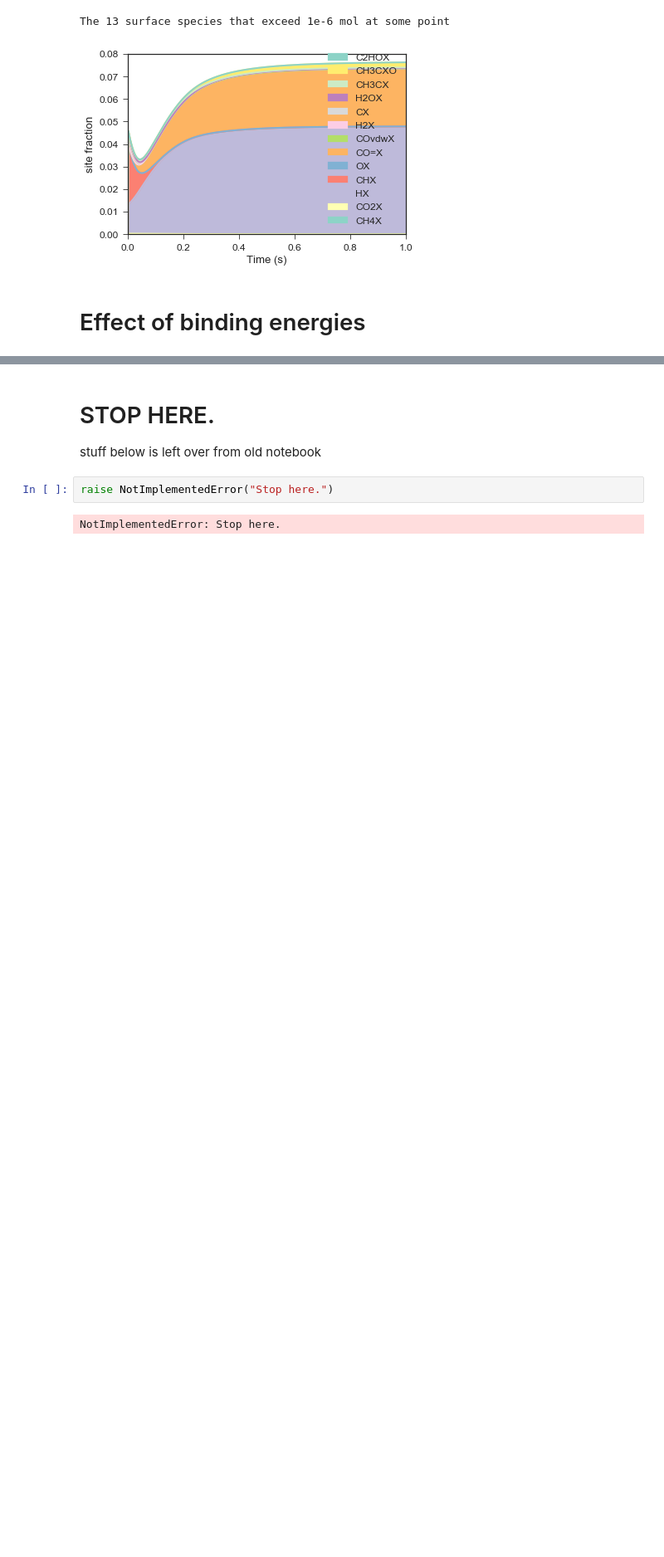
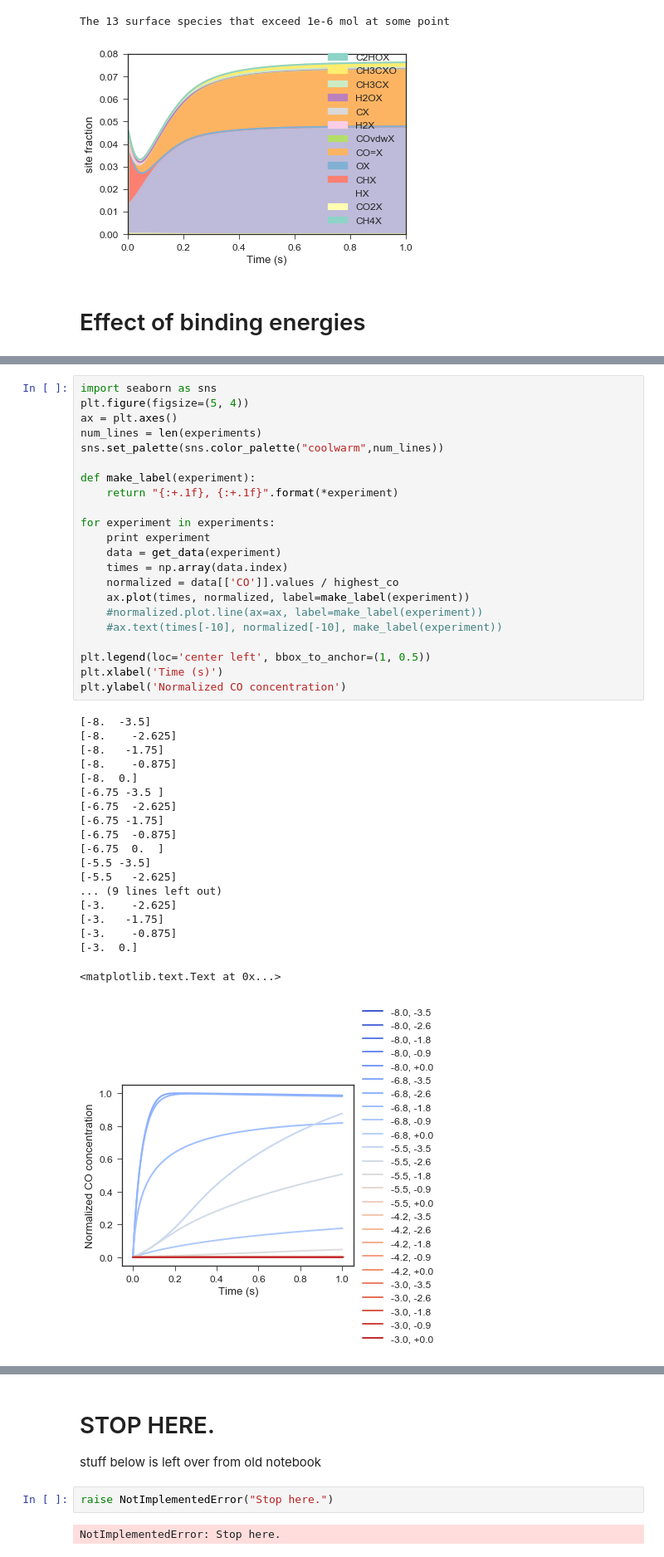
Before and after one commit to rwest/linear-scaling-tests, a Jupyter notebook: RMG-Cat-dry-reforming.ipynb, the cells around one changed output, grey strips where cells are left out. Shown at 83% size. Saved outputs shown, nothing was run; the diff lists cells and outputs as text; blank space fills up the shorter version.

```diff
--- a/RMG-Cat-dry-reforming.ipynb
+++ b/RMG-Cat-dry-reforming.ipynb
@@ -360,0 +467,42 @@ answer = map(sum,experiments)
+# %%
+import seaborn as sns
+plt.figure(figsize=(5, 4))
+ax = plt.axes()
+num_lines = len(experiments)
+sns.set_palette(sns.color_palette("coolwarm",num_lines))
+
+def make_label(experiment):
+    return "{:+.1f}, {:+.1f}".format(*experiment)
+
+for experiment in experiments:
+    print experiment
+    data = get_data(experiment)
+    times = np.array(data.index)
+    normalized = data[['CO']].values / highest_co
+    ax.plot(times, normalized, label=make_label(experiment))
+    #normalized.plot.line(ax=ax, label=make_label(experiment))
+    #ax.text(times[-10], normalized[-10], make_label(experiment))
+
+plt.legend(loc='center left', bbox_to_anchor=(1, 0.5))
+plt.xlabel('Time (s)')
+plt.ylabel('Normalized CO concentration')
+# %% [output]
+[-8.  -3.5]
+[-8.    -2.625]
+[-8.   -1.75]
+[-8.    -0.875]
+[-8.  0.]
+[-6.75 -3.5 ]
+[-6.75  -2.625]
+[-6.75 -1.75]
+[-6.75  -0.875]
+[-6.75  0.  ]
+[-5.5 -3.5]
+[-5.5   -2.625]
+... (9 lines left out)
+[-3.    -2.625]
+[-3.   -1.75]
+[-3.    -0.875]
+[-3.  0.]
+<matplotlib.text.Text at 0x...>
+[figure, added]
```
Also changed, not shown: parts of 33 cells of this notebook, 2 other files.
